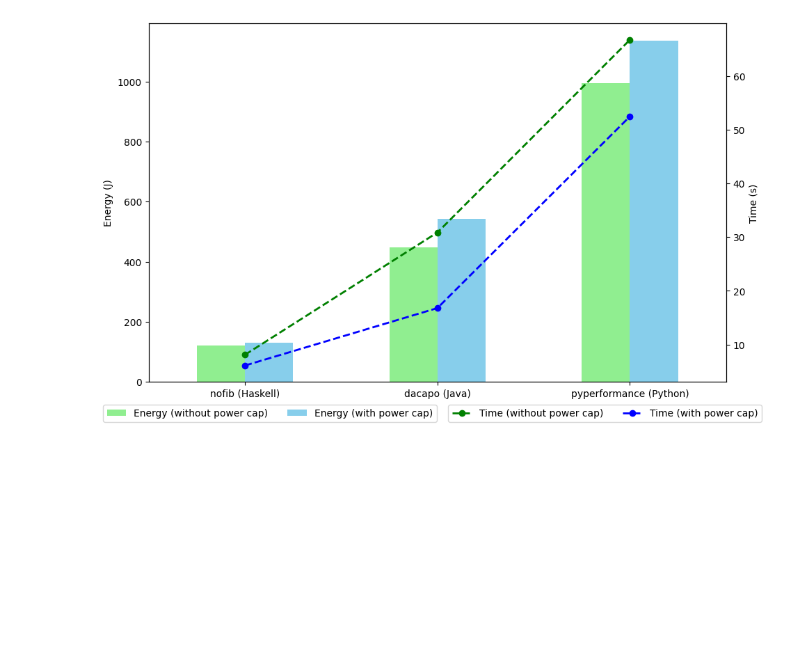
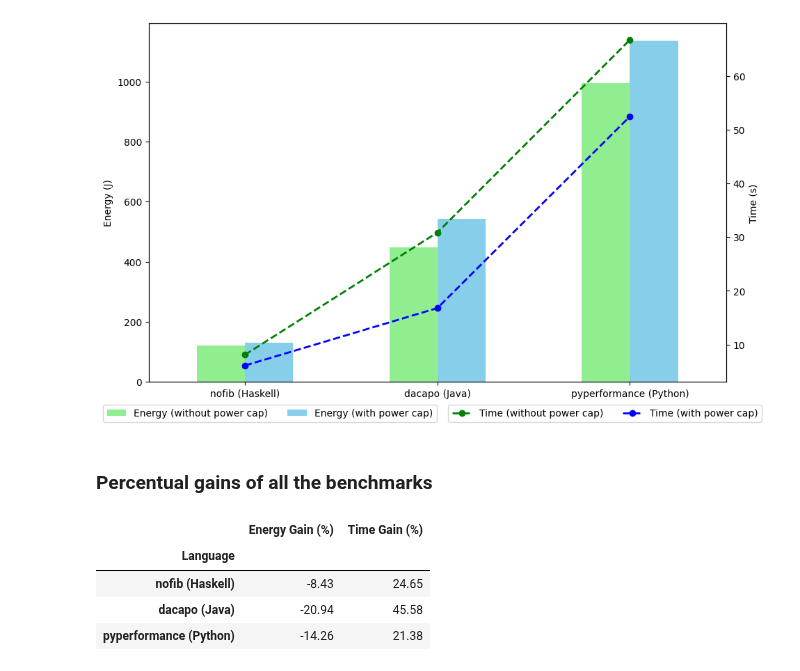
Before and after one commit to LuisMPSilva01/Energy-Languages-PowerCap, a Jupyter notebook: NoteBooks/statistics_benchmarks.ipynb, the cells around one changed output. Saved outputs shown, nothing was run; the diff lists cells and outputs as text; code cells hidden in the pictures; blank space fills up the shorter version.

```diff
--- a/NoteBooks/statistics_benchmarks.ipynb
+++ b/NoteBooks/statistics_benchmarks.ipynb
@@ -471,3 +471,52 @@ plt.tight_layout()
 plt.show()
 # %% [output]
 [figure]
+# %% [markdown]
+### Percentual gains of all the benchmarks
+# %%
+# Importe o pacote necessário para formatar os números
+import pandas as pd
+
+# Suponha que você já calculou os ganhos de Energy e Time como mostrado no seu código
+# Aqui, vamos apenas formatar e exibir os resultados
+
+# Calcula os ganhos de Energy (J)
+gains_energy = ((df_energy.iloc[:, 0] - df_energy.iloc[:, 1]) / df_energy.iloc[:, 0]).reset_index()
+
+gains_energy.columns = ['Language', 'Energy Gain']
+
+# Calcula os ganhos de Time (ms)
+gains_time = ((df_time.iloc[:, 0] - df_time.iloc[:, 1]) / df_time.iloc[:, 0]).reset_index()
+#gains_time = ((df_time.iloc[:, 1] - df_time.iloc[:, 0])).reset_index()
+
+gains_time.columns = ['Language', 'Time Gain']
+
+# Arredonda para 2 casas decimais e converte para formato percentual
+gains_energy['Energy Gain'] = (gains_energy['Energy Gain'] * 100).round(2)
+gains_time['Time Gain'] = (gains_time['Time Gain'] * 100).round(2)
+
+import pandas as pd
+
+# Assuming gains_energy and gains_time are already calculated and formatted as before
+
+# Create DataFrames for gains_energy and gains_time
+df_energy = pd.DataFrame(gains_energy)
+df_time = pd.DataFrame(gains_time)
+
+# Reorder the index based on your desired order
+desired_order = ['nofib (Haskell)', 'dacapo (Java)', 'pyperformance (Python)']
+
+# Create a new DataFrame with reordered index
+df_gains = pd.DataFrame({
+    'Energy Gain (%)': df_energy.set_index('Language').loc[desired_order, 'Energy Gain'],
+    'Time Gain (%)': df_time.set_index('Language').loc[desired_order, 'Time Gain']
+})
+
+# Print the final DataFrame
+df_gains
+# %% [output]
+|  | Energy Gain (%) | Time Gain (%) |
+| Language |  |  |
+| nofib (Haskell) | -8.43 | 24.65 |
+| dacapo (Java) | -20.94 | 45.58 |
+| pyperformance (Python) | -14.26 | 21.38 |
```
Also changed, not shown: parts of 1 cell of this notebook.
